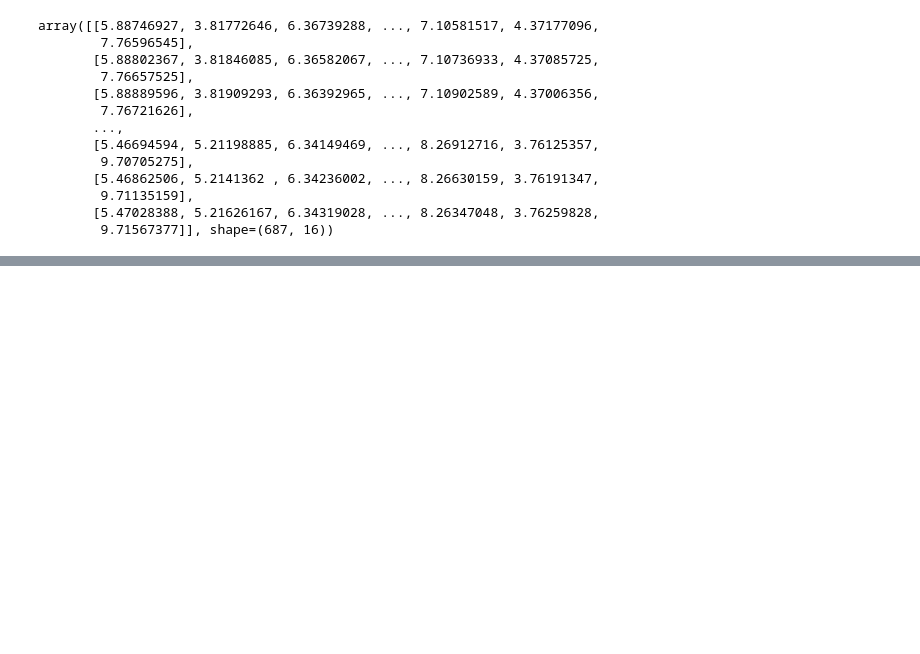
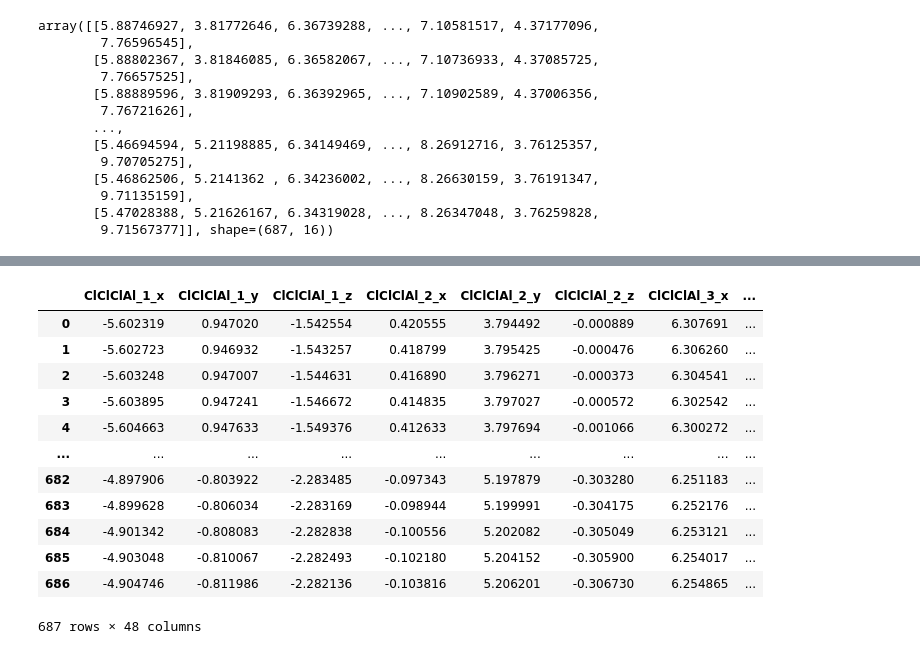
Before and after one commit to physicsIS/Computational_Material_Science, a Jupyter notebook: carbon_nanoscrolls/t4/analisis.ipynb, the cells around one changed output, grey strips where cells are left out. Saved outputs shown, nothing was run; the diff lists cells and outputs as text; code cells hidden in the pictures; blank space fills up the shorter version.

```diff
--- a/carbon_nanoscrolls/t4/analisis.ipynb
+++ b/carbon_nanoscrolls/t4/analisis.ipynb
@@ -162,0 +188,17 @@ plt.close(fig)  # Importante si no querés mostrar la figura estática
+# %%
+df = aux.iloc[:,-16*3:]
+df
+# %% [output]
+|  | ClClClAl_1_x | ClClClAl_1_y | ClClClAl_1_z | ClClClAl_2_x | ClClClAl_2_y | ClClClAl_2_z | ClClClAl_3_x | ... |
+| 0 | -5.602319 | 0.947020 | -1.542554 | 0.420555 | 3.794492 | -0.000889 | 6.307691 | ... |
+| 1 | -5.602723 | 0.946932 | -1.543257 | 0.418799 | 3.795425 | -0.000476 | 6.306260 | ... |
+| 2 | -5.603248 | 0.947007 | -1.544631 | 0.416890 | 3.796271 | -0.000373 | 6.304541 | ... |
+| 3 | -5.603895 | 0.947241 | -1.546672 | 0.414835 | 3.797027 | -0.000572 | 6.302542 | ... |
+| 4 | -5.604663 | 0.947633 | -1.549376 | 0.412633 | 3.797694 | -0.001066 | 6.300272 | ... |
+| ... | ... | ... | ... | ... | ... | ... | ... | ... |
+| 682 | -4.897906 | -0.803922 | -2.283485 | -0.097343 | 5.197879 | -0.303280 | 6.251183 | ... |
+| 683 | -4.899628 | -0.806034 | -2.283169 | -0.098944 | 5.199991 | -0.304175 | 6.252176 | ... |
+| 684 | -4.901342 | -0.808083 | -2.282838 | -0.100556 | 5.202082 | -0.305049 | 6.253121 | ... |
+| 685 | -4.903048 | -0.810067 | -2.282493 | -0.102180 | 5.204152 | -0.305900 | 6.254017 | ... |
+| 686 | -4.904746 | -0.811986 | -2.282136 | -0.103816 | 5.206201 | -0.306730 | 6.254865 | ... |
+687 rows × 48 columns
```
Also changed, not shown: parts of 9 cells of this notebook, 15 other files.
